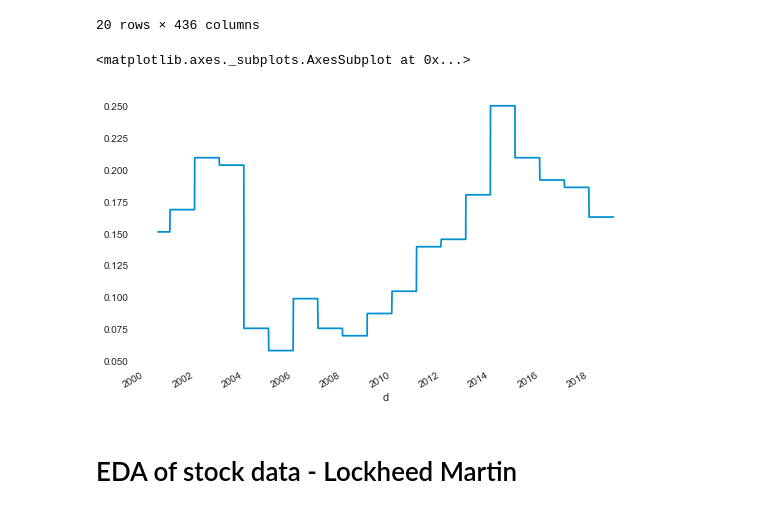
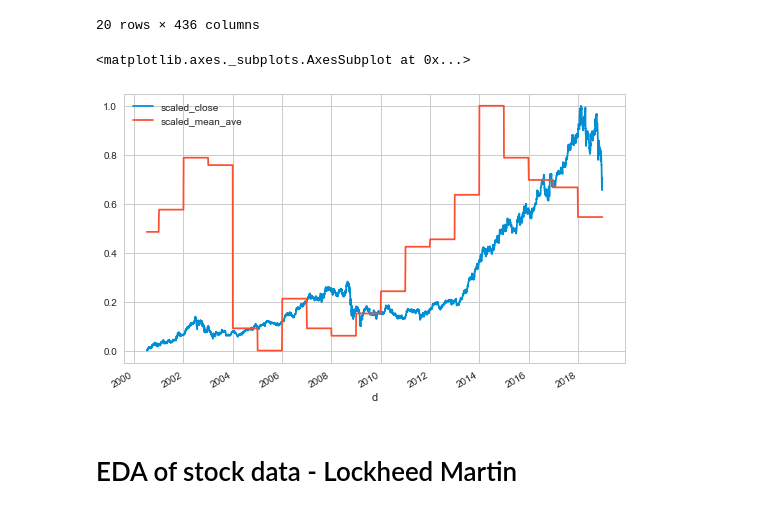
Before and after one commit to MichaelBurak/regime_changes, a Jupyter notebook: regime_changes.ipynb, the cells around one changed output. Drawn from its saved outputs; the diff is of its cells as text; code cells hidden in the pictures.

```diff
--- a/regime_changes.ipynb
+++ b/regime_changes.ipynb
@@ -785,11 +801,18 @@ stonks.head(20)
 | 2000-08-02 | 29.50 | 30.56 | 28.56 | 28.75 | 4871600.0 | 0.0 | 0.0 | ... |
 | 2000-08-03 | 28.44 | 29.38 | 28.25 | 28.38 | 3564500.0 | 0.0 | 0.0 | ... |
 20 rows × 436 columns
-# %%
-stonks['mean_ave'].plot()
-# %% [output]
-<matplotlib.axes._subplots.AxesSubplot at 0x...>
-[figure, removed]
+# %%
+from sklearn.preprocessing import MinMaxScaler
+
+scale_df = stonks.copy()
+scaler = MinMaxScaler()
+scale_df['scaled_close'] = scaler.fit_transform(stonks['close'].values.reshape(-1,1))
+scale_df['scaled_mean_ave'] = scaler.fit_transform(stonks['mean_ave'].values.reshape(-1,1))
+
+scale_df[['scaled_close', 'scaled_mean_ave']].plot()
+# %% [output]
+<matplotlib.axes._subplots.AxesSubplot at 0x...>
+[figure, added]
 # %% [markdown]
 # EDA of stock data - Lockheed Martin
 # %%
```
Also changed, not shown: parts of 4 cells of this notebook.
